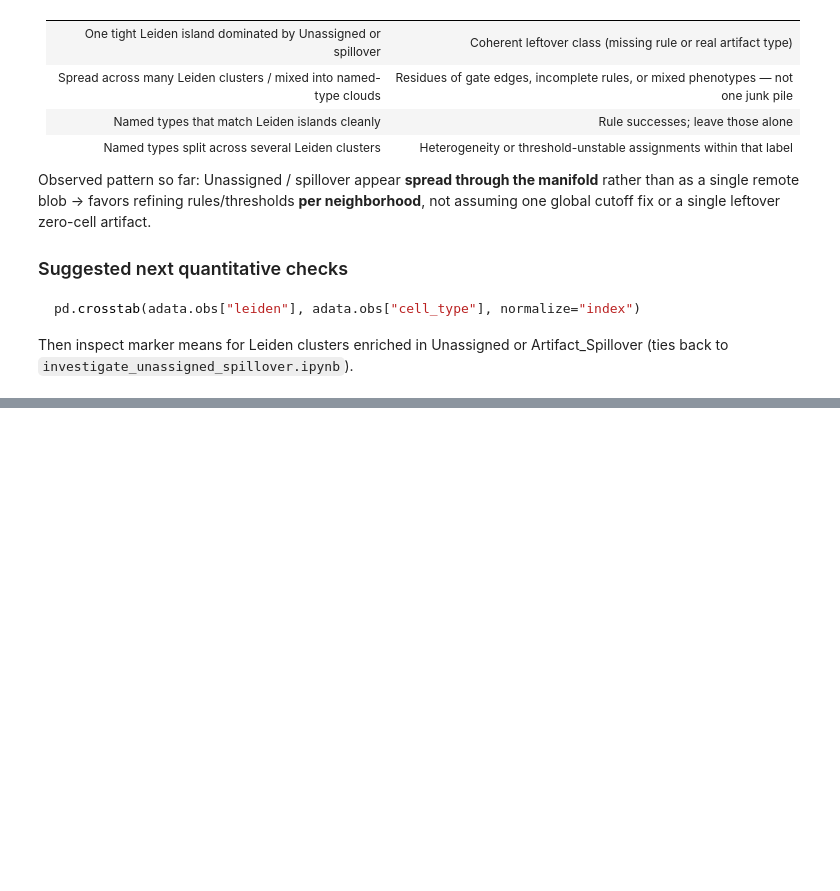
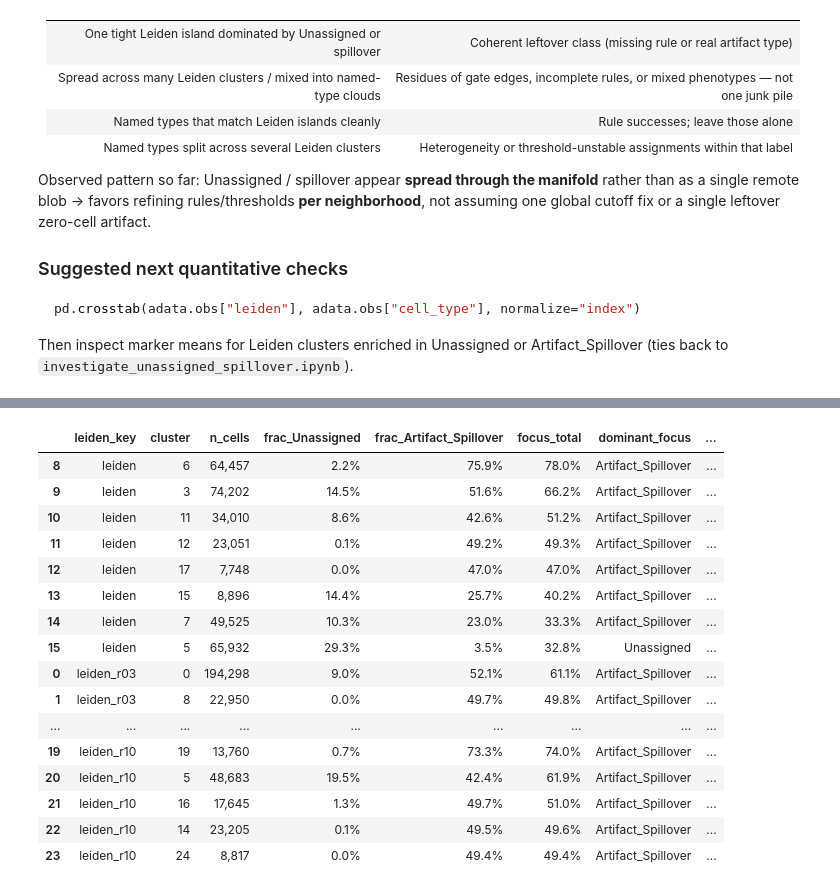
Before and after one commit to stevehanstudio/BladderDIVE, a Jupyter notebook: notebooks/investigate_unassigned_spillover_umap.ipynb, the cells around one changed output, grey strips where cells are left out. Saved outputs shown, nothing was run; the diff lists cells and outputs as text; code cells hidden in the pictures; blank space fills up the shorter version.

```diff
--- a/notebooks/investigate_unassigned_spillover_umap.ipynb
+++ b/notebooks/investigate_unassigned_spillover_umap.ipynb
@@ -226,0 +518,64 @@ Then inspect marker means for Leiden clusters enriched in Unassigned or Artifact
+# %%
+TOP_MARKERS = 8
+N_SHOW = 8  # clusters per resolution
+
+candidate_rows = []
+
+for key in leiden_keys:
+    focus = focus_summary[key]
+    mean_df = cluster_marker_means.get(key)
+    if mean_df is None or mean_df.empty:
+        continue
+
+    print(f"\n=== {key}: top markers for Unassigned/spillover-enriched clusters ===")
+    for cl in mean_df.index[:N_SHOW]:
+        top = mean_df.loc[cl].sort_values(ascending=False).head(TOP_MARKERS)
+        u = focus.loc[cl, "Unassigned"]
+        s = focus.loc[cl, "Artifact_Spillover"]
+        n = int(focus.loc[cl, "n_cells"])
+        top_str = ", ".join(f"{m}={v:.2f}" for m, v in top.items())
+        print(f"  cluster {cl} (n={n:,}, Unassigned={u:.1%}, Spillover={s:.1%}): {top_str}")
+
+        # Heuristic flags for discussion (not auto-relabeling)
+        dominant = "Unassigned" if u >= s else "Artifact_Spillover"
+        if u >= 0.35 and s < 0.20:
+            note = "Unassigned-heavy → possible salvage / missing rule"
+        elif s >= 0.35:
+            note = "Spillover-heavy → review bleed / multi-marker gates"
+        elif u + s >= 0.40:
+            note = "Mixed leftover pool → inspect top markers vs neighbors"
+        else:
+            note = "Moderate enrichment"
+        candidate_rows.append(
+            {
+                "leiden_key": key,
+                "cluster": str(cl),
+                "n_cells": n,
+                "frac_Unassigned": u,
+                "frac_Artifact_Spillover": s,
+                "focus_total": u + s,
+                "dominant_focus": dominant,
+                "top_markers": ", ".join(top.index.tolist()),
+                "note": note,
+            }
+        )
+
+candidates = pd.DataFrame(candidate_rows)
+if not candidates.empty:
+    candidates = candidates.sort_values(
+        ["leiden_key", "focus_total"], ascending=[True, False]
+    )
+    print("\n=== Salvage / review candidate table ===")
+    display(
+        candidates.style.format(
+            {
+                "frac_Unassigned": "{:.1%}",
+                "frac_Artifact_Spillover": "{:.1%}",
+                "focus_total": "{:.1%}",
+                "n_cells": "{:,}",
+            }
+        )
+    )
+else:
+    print("No candidate clusters.")
+# %% [output]
@@ -226,0 +599,17 @@ Then inspect marker means for Leiden clusters enriched in Unassigned or Artifact
+|  | leiden_key | cluster | n_cells | frac_Unassigned | frac_Artifact_Spillover | focus_total | dominant_focus | ... |
+| 8 | leiden | 6 | 64,457 | 2.2% | 75.9% | 78.0% | Artifact_Spillover | ... |
+| 9 | leiden | 3 | 74,202 | 14.5% | 51.6% | 66.2% | Artifact_Spillover | ... |
+| 10 | leiden | 11 | 34,010 | 8.6% | 42.6% | 51.2% | Artifact_Spillover | ... |
+| 11 | leiden | 12 | 23,051 | 0.1% | 49.2% | 49.3% | Artifact_Spillover | ... |
+| 12 | leiden | 17 | 7,748 | 0.0% | 47.0% | 47.0% | Artifact_Spillover | ... |
+| 13 | leiden | 15 | 8,896 | 14.4% | 25.7% | 40.2% | Artifact_Spillover | ... |
+| 14 | leiden | 7 | 49,525 | 10.3% | 23.0% | 33.3% | Artifact_Spillover | ... |
+| 15 | leiden | 5 | 65,932 | 29.3% | 3.5% | 32.8% | Unassigned | ... |
+| 0 | leiden_r03 | 0 | 194,298 | 9.0% | 52.1% | 61.1% | Artifact_Spillover | ... |
+| 1 | leiden_r03 | 8 | 22,950 | 0.0% | 49.7% | 49.8% | Artifact_Spillover | ... |
+| ... | ... | ... | ... | ... | ... | ... | ... | ... |
+| 19 | leiden_r10 | 19 | 13,760 | 0.7% | 73.3% | 74.0% | Artifact_Spillover | ... |
+| 20 | leiden_r10 | 5 | 48,683 | 19.5% | 42.4% | 61.9% | Artifact_Spillover | ... |
+| 21 | leiden_r10 | 16 | 17,645 | 1.3% | 49.7% | 51.0% | Artifact_Spillover | ... |
+| 22 | leiden_r10 | 14 | 23,205 | 0.1% | 49.5% | 49.6% | Artifact_Spillover | ... |
+| 23 | leiden_r10 | 24 | 8,817 | 0.0% | 49.4% | 49.4% | Artifact_Spillover | ... |
```
Also changed, not shown: parts of 23 cells of this notebook, 1 other file.
